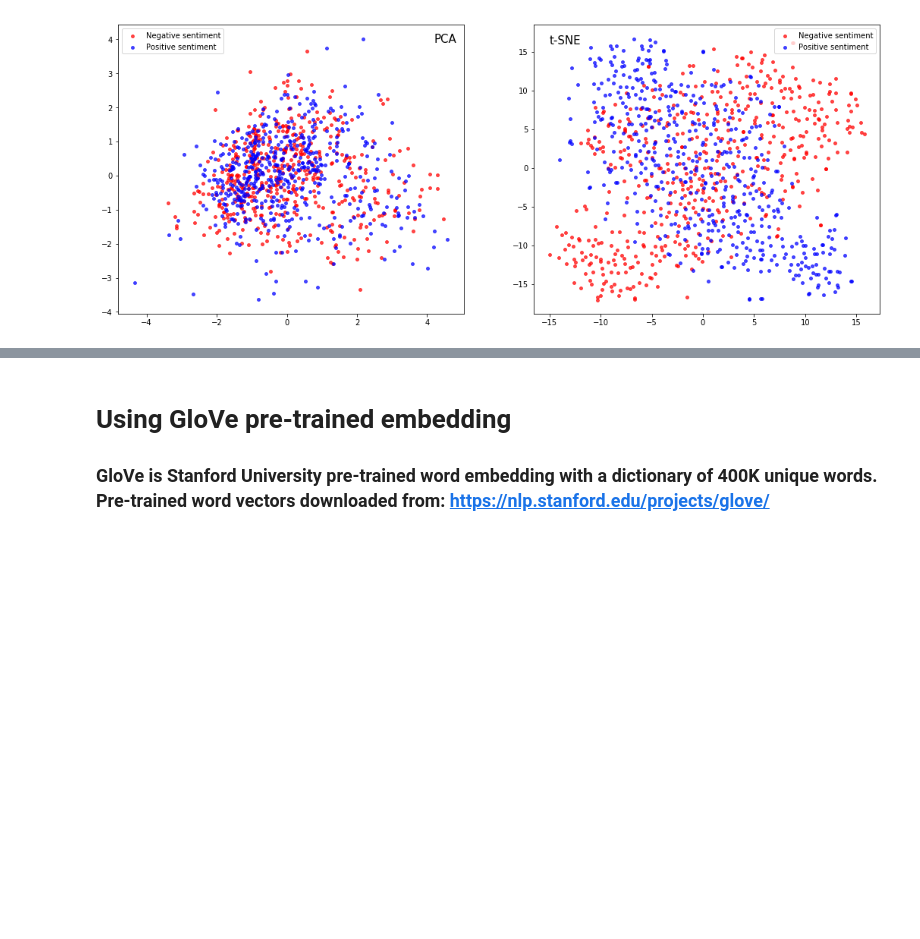
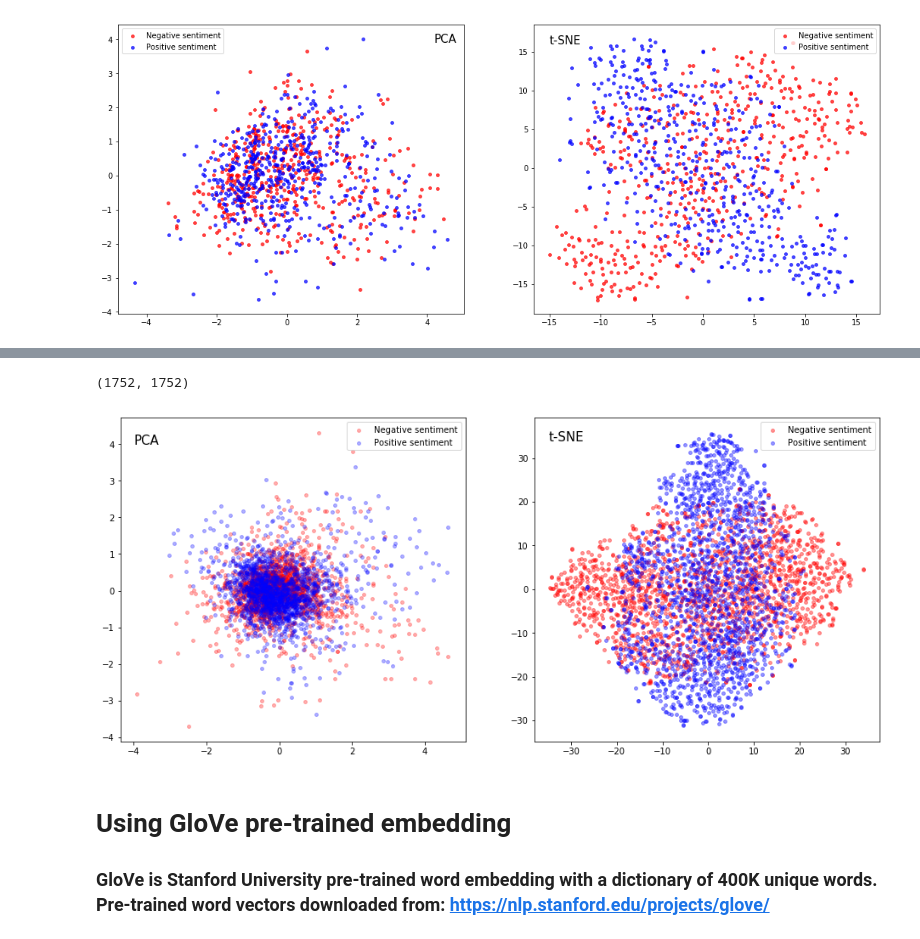
Before and after one commit to gabaslava/imdb, a Jupyter notebook: A. imdb data analysing. the code.ipynb, the cells around one changed output, grey strips where cells are left out. Drawn from its saved outputs; the diff is of its cells as text; code cells hidden in the pictures; blank space fills up the shorter version.

```diff
--- a/A. imdb data analysing. the code.ipynb
+++ b/A. imdb data analysing. the code.ipynb
@@ -534,3 +542,41 @@ ax2.legend();
+# %%
+middle4000_true = list(true_unique[3000:7000]['index'].values)
+middle4000_false = list(false_unique[3000:7000]['index'].values)
+exp_true_in_middle4000 = [i for i in middle4000_true if i not in middle4000_false]
+exp_false_in_middle4000 = [i for i in middle4000_false if i not in middle4000_true]
+
+exp_middle_true_vectors = words_vectorized(exp_true_in_middle4000, word_embeddings, 100, unique_words)
+exp_middle_false_vectors = words_vectorized(exp_false_in_middle4000, word_embeddings, 100, unique_words)
+
+len(exp_middle_true_vectors), len(exp_middle_false_vectors)
+# %% [output]
+(1752, 1752)
+# %%
+pca_true_exp_middle = PCA(n_components=2).fit_transform(exp_middle_true_vectors)
+pca_false_exp_middle = PCA(n_components=2).fit_transform(exp_middle_false_vectors)
+
+tsne = TSNE(n_components=2, perplexity=40, n_iter=500)
+tsne_true_exp_middle = tsne.fit_transform(exp_middle_true_vectors)
+tsne_false_exp_middle = tsne.fit_transform(exp_middle_false_vectors)
+
+fig = plt.figure(figsize=(16,7))
+ax1 = fig.add_subplot(121)
+ax2 = fig.add_subplot(122)
+
+ax1.scatter([i[0] for i in pca_false_exp_middle], [i[1] for i in pca_false_exp_middle],
+            s=15, c='r', marker="o", label='Negative sentiment', alpha=0.3)
+ax1.scatter([i[0] for i in pca_true_exp_middle], [i[1] for i in pca_true_exp_middle],
+            s=15, c='b', marker="o", label='Positive sentiment', alpha=0.3)
+ax1.text(-4, 4, 'PCA', fontsize=15)
+ax1.legend()
+ax2.scatter([i[0] for i in tsne_false_exp_middle], [i[1] for i in tsne_false_exp_middle],
+            s=15, c='r', marker="o", label='Negative sentiment', alpha=0.4)
+ax2.scatter([i[0] for i in tsne_true_exp_middle], [i[1] for i in tsne_true_exp_middle],
+            s=15, c='b', marker="o", label='Positive sentiment', alpha=0.4)
+ax2.text(-35, 34, 't-SNE', fontsize=15)
+ax2.legend();
+# %% [output]
+[figure, added]
 # %% [markdown]
 # Using GloVe pre-trained embedding
 ### GloVe is Stanford University pre-trained word embedding with a dictionary of 400K unique words. Pre-trained word vectors downloaded from: https://nlp.stanford.edu/projects/glove/
```
Also changed, not shown: parts of 30 cells of this notebook.
